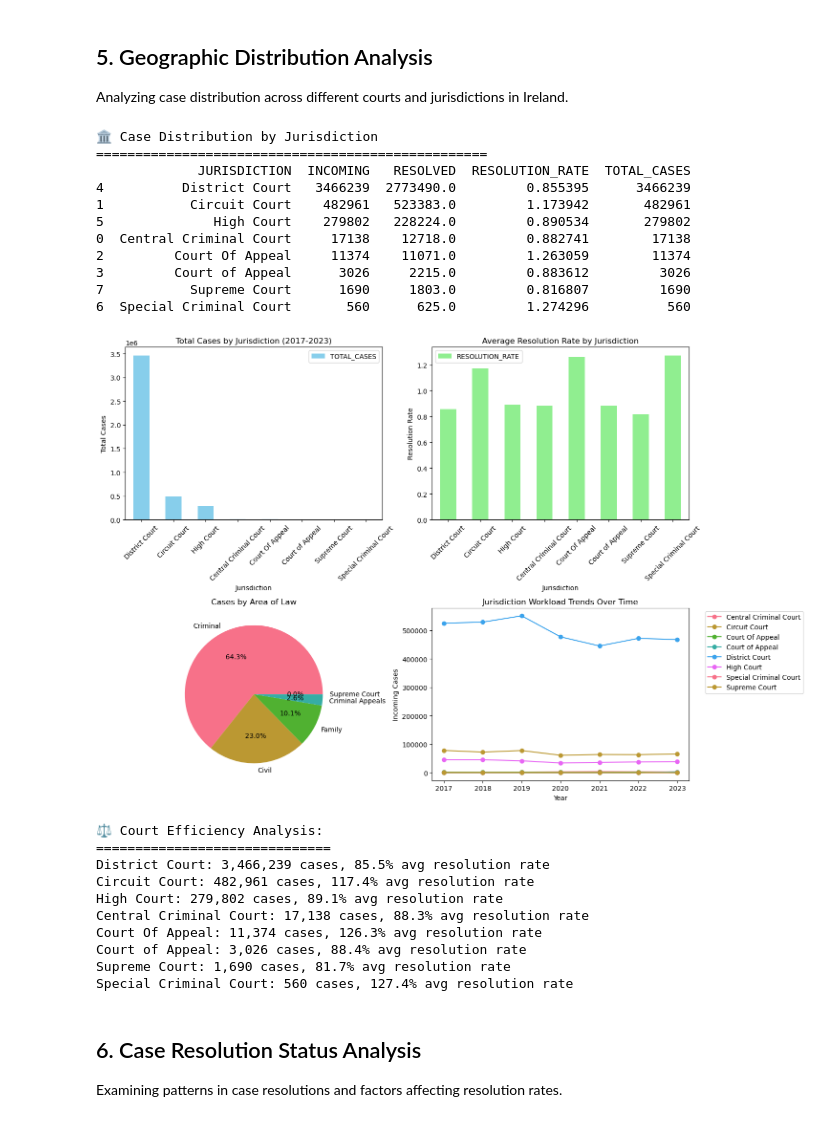
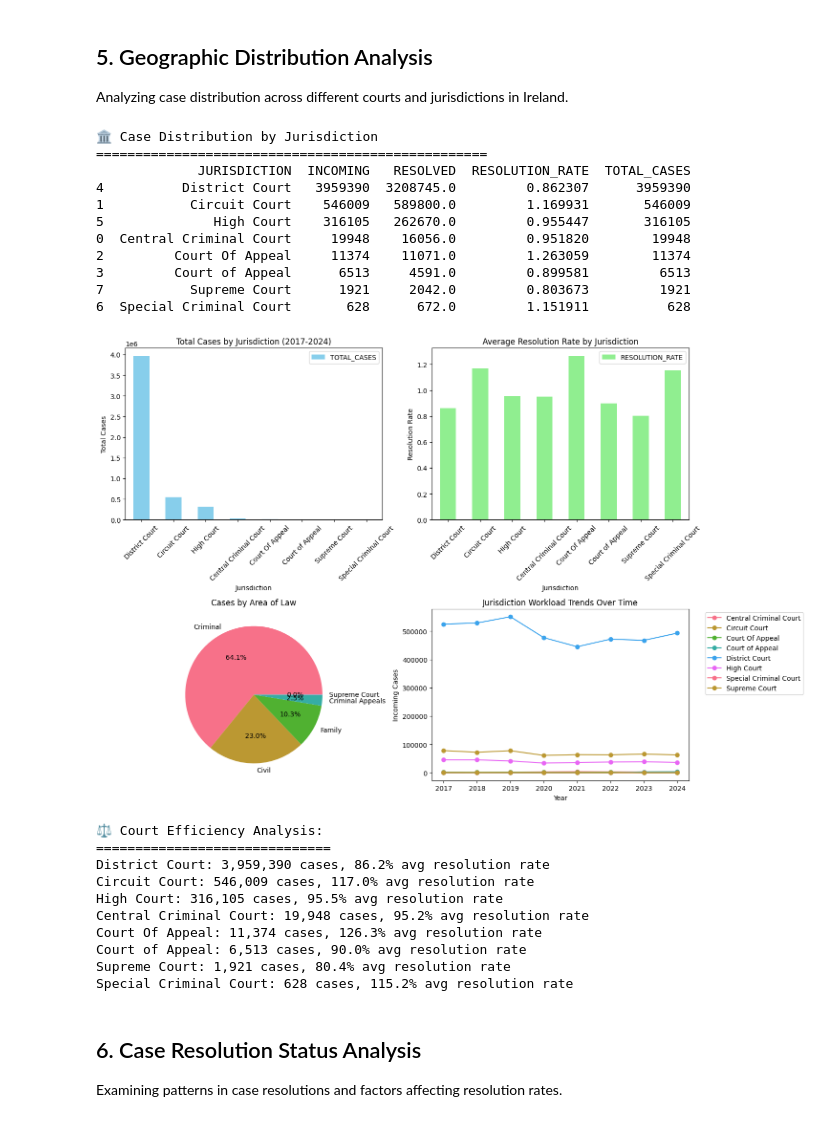
Before and after one commit to RobertoDure/Irish_Court_Cases_Analysis, a Jupyter notebook: irish_courts_analysis.ipynb, the cells around one changed output. Cells and saved outputs as stored; diff of their text form; code cells hidden in the pictures.

```diff
--- a/irish_courts_analysis.ipynb
+++ b/irish_courts_analysis.ipynb
@@ -364,7 +364,7 @@ fig.add_trace(
 )
 
 fig.update_layout(height=600, showlegend=True,
-                 title_text="Irish Court Cases: Multi-Year Trend Analysis (2017-2023)")
+                 title_text="Irish Court Cases: Multi-Year Trend Analysis (2017-2024)")
 fig.show()
 
 # Calculate year-over-year changes
@@ -418,7 +415,7 @@ fig, ((ax1, ax2), (ax3, ax4)) = plt.subplots(2, 2, figsize=(15, 10))
 
 # Plot 1: Total cases by jurisdiction
 jurisdiction_stats.plot(x='JURISDICTION', y='TOTAL_CASES', kind='bar', ax=ax1, color='skyblue')
-ax1.set_title('Total Cases by Jurisdiction (2017-2023)')
+ax1.set_title('Total Cases by Jurisdiction (2017-2024)')
 ax1.set_xlabel('Jurisdiction')
 ax1.set_ylabel('Total Cases')
 ax1.tick_params(axis='x', rotation=45)
@@ -432,51 +429,51 @@ ax2.tick_params(axis='x', rotation=45)
 
 # Plot 3: Area of Law distribution
 area_law_stats = df.groupby('AREA_OF_LAW')['INCOMING'].sum().sort_values(ascending=False)
 area_law_stats.plot(kind='pie', ax=ax3, autopct='%1.1f%%')
 ax3.set_title('Cases by Area of Law')
 ax3.set_ylabel('')
 
 # Plot 4: Jurisdiction workload over time
 jurisdiction_yearly = df.groupby(['YEAR', 'JURISDICTION'])['INCOMING'].sum().unstack(fill_value=0)
 jurisdiction_yearly.plot(kind='line', ax=ax4, marker='o')
 ax4.set_title('Jurisdiction Workload Trends Over Time')
 ax4.set_xlabel('Year')
 ax4.set_ylabel('Incoming Cases')
 ax4.legend(bbox_to_anchor=(1.05, 1), loc='upper left')
 
 plt.tight_layout()
 plt.show()
 
 # Court efficiency analysis
 print(f"\n⚖️ Court Efficiency Analysis:")
 print("=" * 30)
 for jurisdiction in jurisdiction_stats['JURISDICTION']:
     total_cases = jurisdiction_stats[jurisdiction_stats['JURISDICTION'] == jurisdiction]['TOTAL_CASES'].iloc[0]
     resolution_rate = jurisdiction_stats[jurisdiction_stats['JURISDICTION'] == jurisdiction]['RESOLUTION_RATE'].iloc[0]
     print(f"{jurisdiction}: {total_cases:,} cases, {resolution_rate:.1%} avg resolution rate")
 # %% [output]
 🏛️ Case Distribution by Jurisdiction
 ==================================================
              JURISDICTION  INCOMING   RESOLVED  RESOLUTION_RATE  TOTAL_CASES
-4          District Court   3466239  2773490.0         0.855395      3466239
-1           Circuit Court    482961   523383.0         1.173942       482961
-5              High Court    279802   228224.0         0.890534       279802
-0  Central Criminal Court     17138    12718.0         0.882741        17138
+4          District Court   3959390  3208745.0         0.862307      3959390
+1           Circuit Court    546009   589800.0         1.169931       546009
+5              High Court    316105   262670.0         0.955447       316105
+0  Central Criminal Court     19948    16056.0         0.951820        19948
 2         Court Of Appeal     11374    11071.0         1.263059        11374
-3         Court of Appeal      3026     2215.0         0.883612         3026
-7           Supreme Court      1690     1803.0         0.816807         1690
-6  Special Criminal Court       560      625.0         1.274296          560
+3         Court of Appeal      6513     4591.0         0.899581         6513
+7           Supreme Court      1921     2042.0         0.803673         1921
+6  Special Criminal Court       628      672.0         1.151911          628
-[figure, old version]
+[figure, new version]
 ⚖️ Court Efficiency Analysis:
 ==============================
-District Court: 3,466,239 cases, 85.5% avg resolution rate
-Circuit Court: 482,961 cases, 117.4% avg resolution rate
-High Court: 279,802 cases, 89.1% avg resolution rate
-Central Criminal Court: 17,138 cases, 88.3% avg resolution rate
+District Court: 3,959,390 cases, 86.2% avg resolution rate
+Circuit Court: 546,009 cases, 117.0% avg resolution rate
+High Court: 316,105 cases, 95.5% avg resolution rate
+Central Criminal Court: 19,948 cases, 95.2% avg resolution rate
 Court Of Appeal: 11,374 cases, 126.3% avg resolution rate
-Court of Appeal: 3,026 cases, 88.4% avg resolution rate
-Supreme Court: 1,690 cases, 81.7% avg resolution rate
-Special Criminal Court: 560 cases, 127.4% avg resolution rate
+Court of Appeal: 6,513 cases, 90.0% avg resolution rate
+Supreme Court: 1,921 cases, 80.4% avg resolution rate
+Special Criminal Court: 628 cases, 115.2% avg resolution rate
 # %% [markdown]
 ## 6. Case Resolution Status Analysis
 
```
Also changed, not shown: parts of 8 cells of this notebook, 1 other file.
